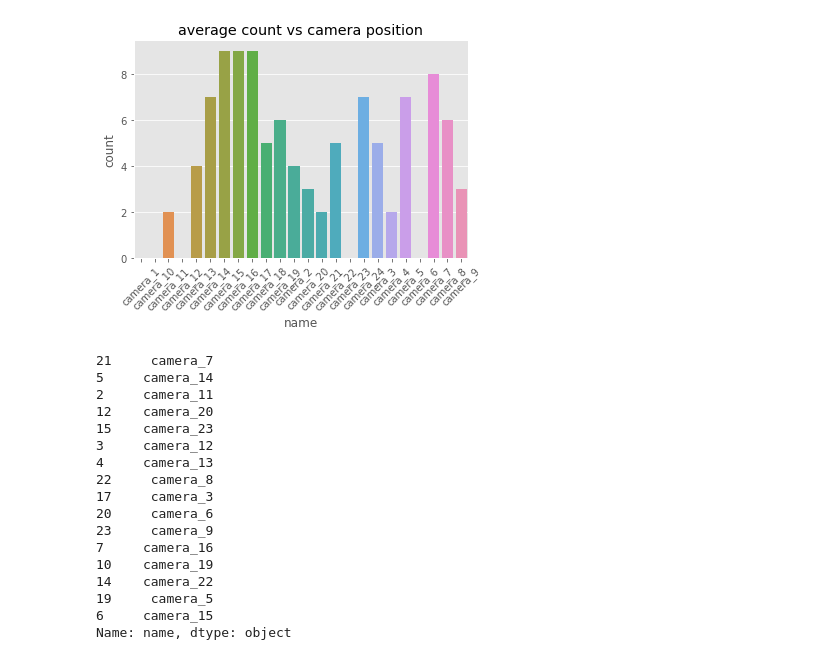
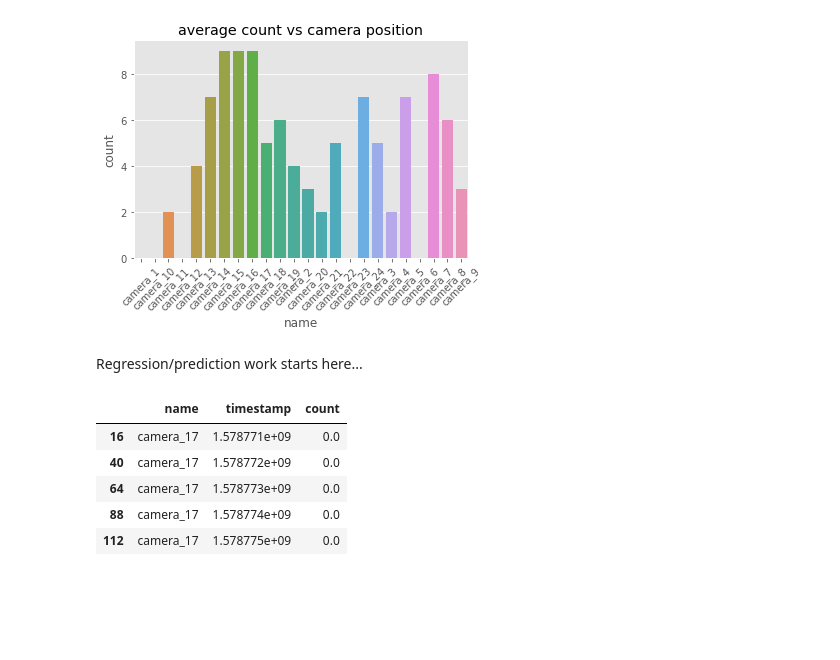
Before and after one commit to glebite/uatu, a Jupyter notebook: src/uatu-analysis.ipynb, the cells around one changed output. Drawn from its saved outputs; the diff is of its cells as text; code cells hidden in the pictures; blank space fills up the shorter version.

```diff
--- a/src/uatu-analysis.ipynb
+++ b/src/uatu-analysis.ipynb
@@ -123,22 +116,2 @@ train, test, train_labels, test_labels = train_test_split(features, labels, test
-# %%
-from sklearn.naive_bayes import GaussianNB
-gnb = GaussianNB()
-# model = gnb.fit(train, train_labels)
-# %% [output]
-21     camera_7
-5     camera_14
-2     camera_11
-12    camera_20
-15    camera_23
-3     camera_12
-4     camera_13
-22     camera_8
-17     camera_3
-20     camera_6
-23     camera_9
-7     camera_16
-10    camera_19
-14    camera_22
-19     camera_5
-6     camera_15
-Name: name, dtype: object
+# %% [markdown]
+Regression/prediction work starts here...
@@ -144,0 +121,9 @@ Name: name, dtype: object
+# %%
+oo2.head()
+# %% [output]
+|  | name | timestamp | count |
+| 16 | camera_17 | 1.578771e+09 | 0.0 |
+| 40 | camera_17 | 1.578772e+09 | 0.0 |
+| 64 | camera_17 | 1.578773e+09 | 0.0 |
+| 88 | camera_17 | 1.578774e+09 | 0.0 |
+| 112 | camera_17 | 1.578775e+09 | 0.0 |
```
Also changed, not shown: parts of 8 cells of this notebook.
